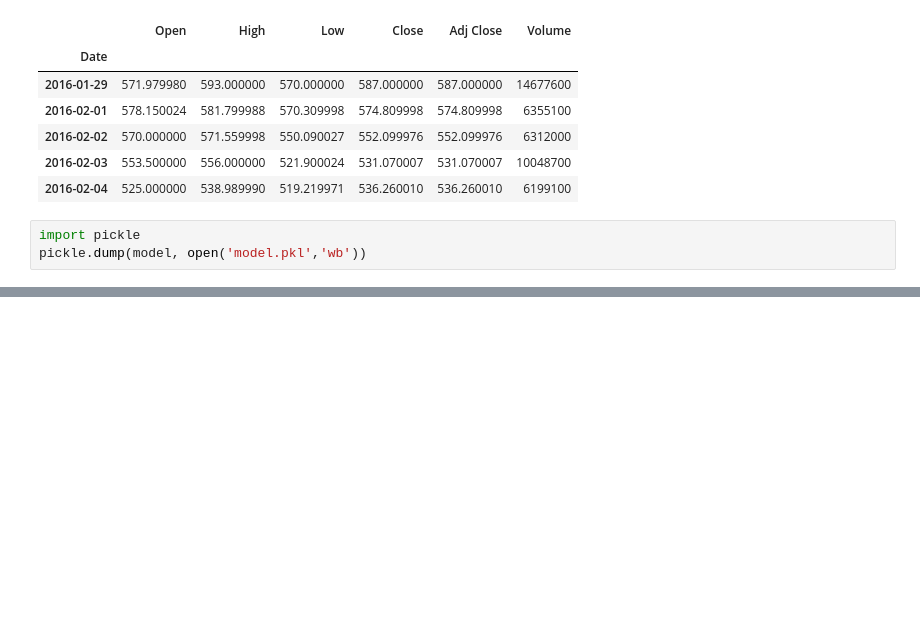
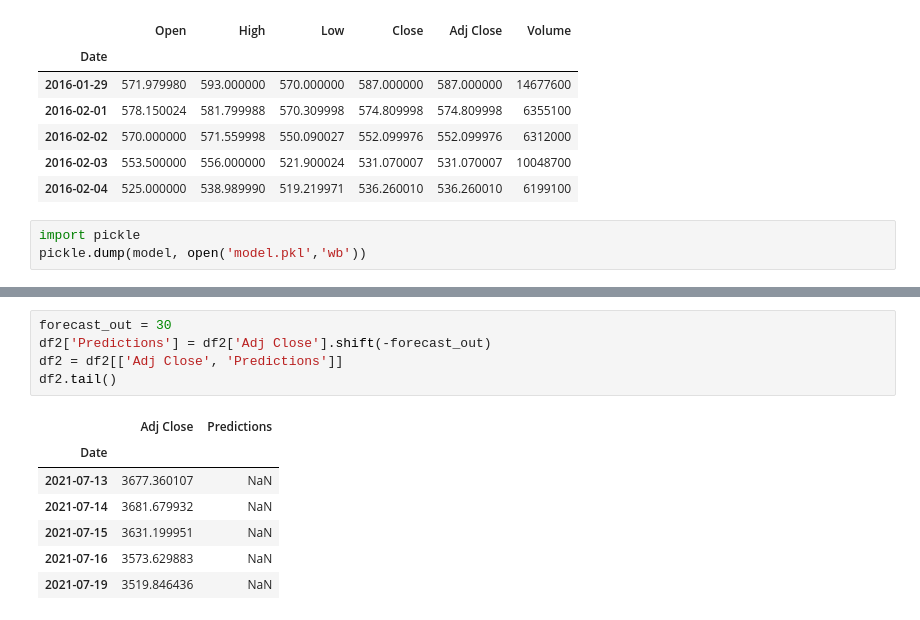
Before and after one commit to angheljf/Final_Project, a Jupyter notebook: Real Predictions.ipynb, the cells around one changed output, grey strips where cells are left out. Drawn from its saved outputs; the diff is of its cells as text; blank space fills up the shorter version.

```diff
--- a/Real Predictions.ipynb
+++ b/Real Predictions.ipynb
@@ -210,0 +233,13 @@ pickle.dump(model, open('model.pkl','wb'))
+# %%
+forecast_out = 30
+df2['Predictions'] = df2['Adj Close'].shift(-forecast_out)
+df2 = df2[['Adj Close', 'Predictions']]
+df2.tail()
+# %% [output]
+|  | Adj Close | Predictions |
+| Date |  |  |
+| 2021-07-13 | 3677.360107 | NaN |
+| 2021-07-14 | 3681.679932 | NaN |
+| 2021-07-15 | 3631.199951 | NaN |
+| 2021-07-16 | 3573.629883 | NaN |
+| 2021-07-19 | 3519.846436 | NaN |
```
Also changed, not shown: parts of 6 cells of this notebook, 4 other files.
